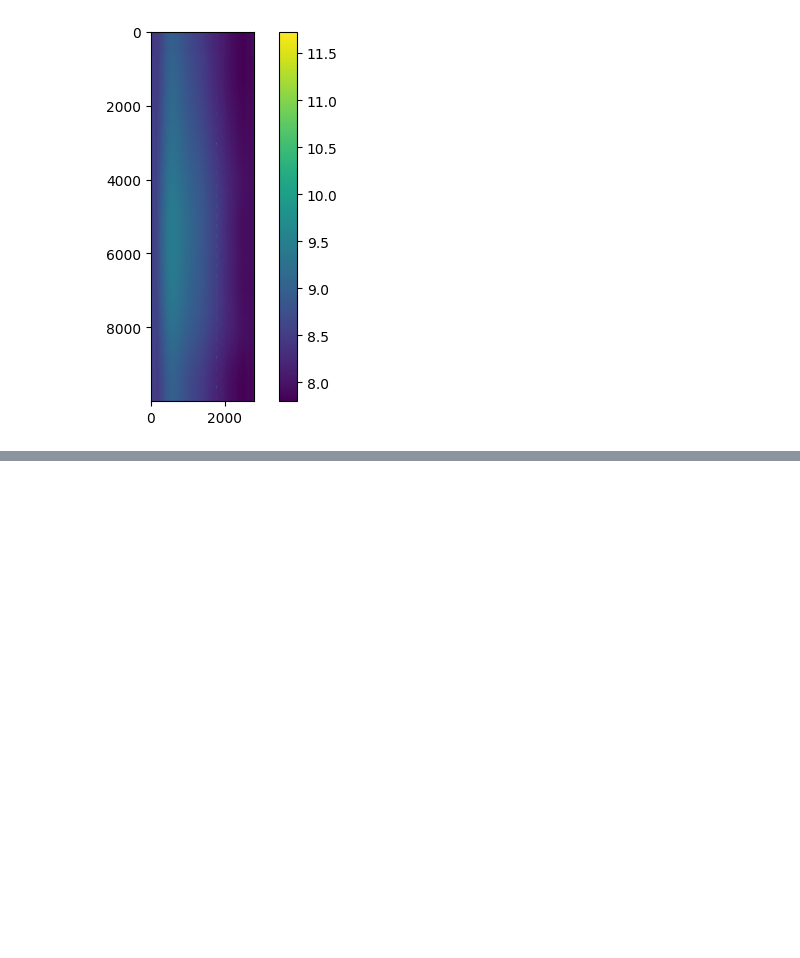
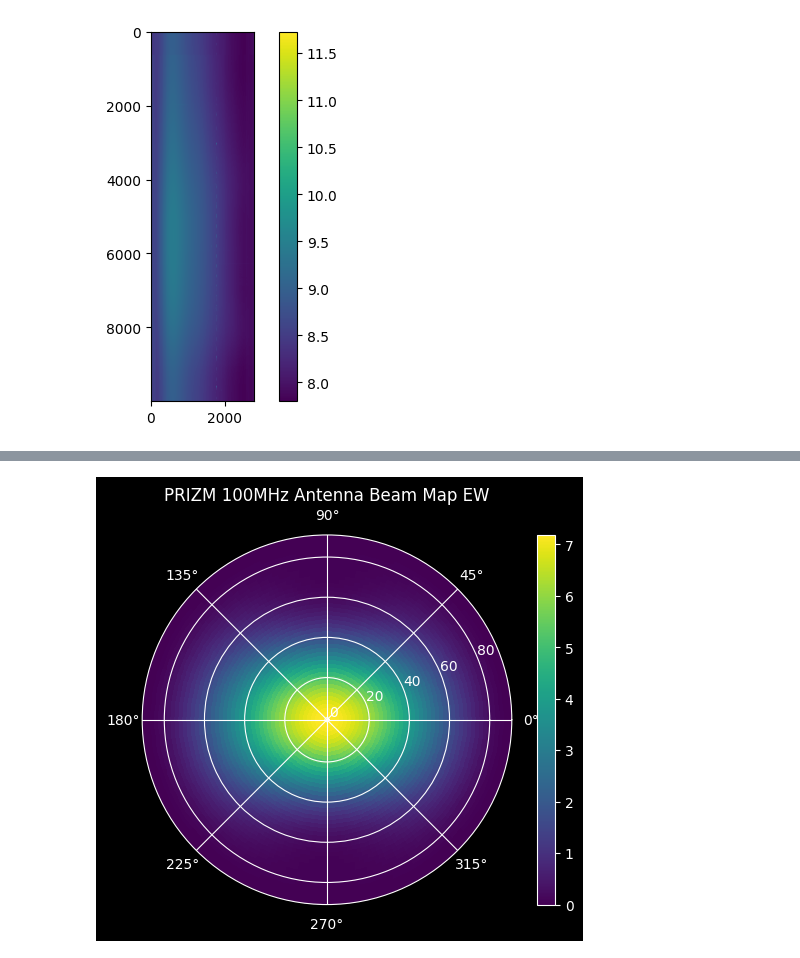
Before and after one commit to PRIZM-Experiment/prizm-calibration, a Jupyter notebook: LaurieExploration.ipynb, the cells around one changed output, grey strips where cells are left out. Saved outputs shown, nothing was run; the diff lists cells and outputs as text; code cells hidden in the pictures; blank space fills up the shorter version.

```diff
--- a/LaurieExploration.ipynb
+++ b/LaurieExploration.ipynb
@@ -180,0 +284,11 @@ plt.show()
+# %%
+plt.style.use('dark_background') # 'default' for regular style
+# print(plt.style.available)
+fig = plt.figure()
+ax = fig.add_subplot(projection='polar')
+bm = ax.pcolormesh(g.beam_dict['phi'],g.beam_dict['theta']*180/np.pi,10**(g.beam_dict[40].T/10))
+fig.colorbar(bm,ax=ax)
+plt.title('PRIZM 100MHz Antenna Beam Map EW')
+plt.show()
+# %% [output]
+[figure, added]
```
Also changed, not shown: parts of 19 cells of this notebook, 7 other files.
